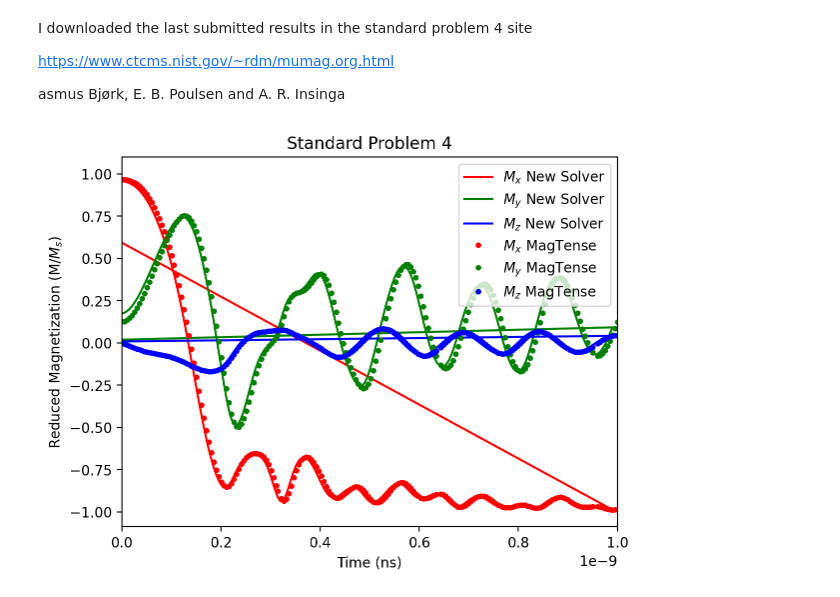
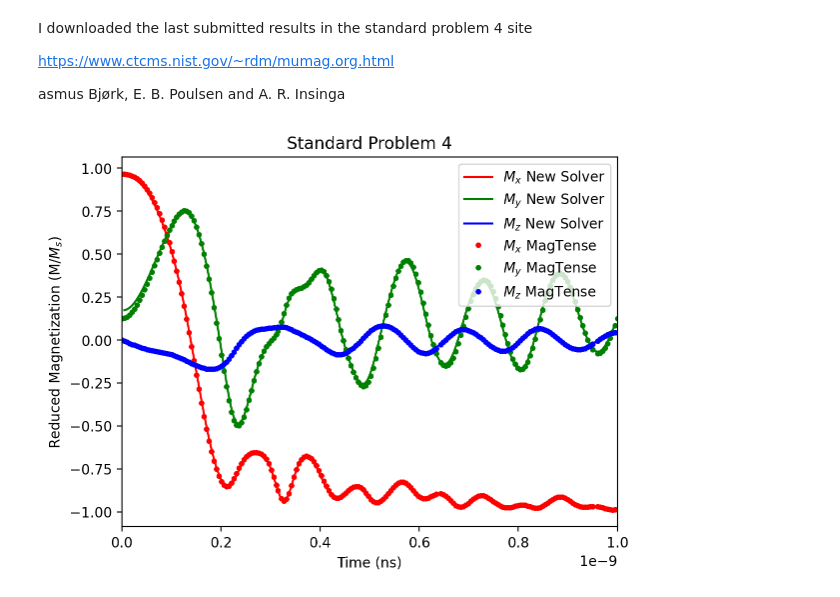
Before and after one commit to jedcheng/micromagnetic_std_problem4, a Jupyter notebook: std_problem4_torch_3D_Solver.ipynb, the cells around one changed output. Cells and saved outputs as stored; diff of their text form; code cells hidden in the pictures.

```diff
--- a/std_problem4_torch_3D_Solver.ipynb
+++ b/std_problem4_torch_3D_Solver.ipynb
@@ -375,19 +375,19 @@ magtense_mx = df_magtense['m_x'].to_numpy()
 magtense_my = df_magtense['m_y'].to_numpy()
 magtense_mz = df_magtense['m_z'].to_numpy()
 # %%
-plt.plot(t_array_ns[50:] - t_array_ns[50] , Mx_mean_array[50:]/Ms, 'r', label='$M_x$ New Solver')
-plt.plot(t_array_ns[50:] - t_array_ns[50], My_mean_array[50:]/Ms, 'g', label='$M_y$ New Solver')
-plt.plot(t_array_ns[50:] - t_array_ns[50], Mz_mean_array[50:]/Ms, 'b', label='$M_z$ New Solver')
+plt.plot(t_array_ns[50:-1] - t_array_ns[49] , Mx_mean_array[50:-1]/Ms, 'r', label='$M_x$ New Solver')
+plt.plot(t_array_ns[50:-1] - t_array_ns[49], My_mean_array[50:-1]/Ms, 'g', label='$M_y$ New Solver')
+plt.plot(t_array_ns[50:-1] - t_array_ns[49], Mz_mean_array[50:-1]/Ms, 'b', label='$M_z$ New Solver')
 plt.plot(magtense_t, magtense_mx, 'r.', label='$M_x$ MagTense')
 plt.plot(magtense_t, magtense_my, 'g.', label='$M_y$ MagTense')
 plt.plot(magtense_t, magtense_mz, 'b.', label='$M_z$ MagTense')
 
 plt.xlim(0, 1e-9)
 plt.legend()
 plt.xlabel('Time (ns)')
 plt.ylabel('Reduced Magnetization (M/$M_s$)')
 plt.title('Standard Problem 4')
 plt.savefig('std_prob4_magtense.png', dpi=300)
 plt.show()
 # %% [output]
-[figure, old version]
+[figure, new version]
```
Also changed, not shown: parts of 1 cell of this notebook.
